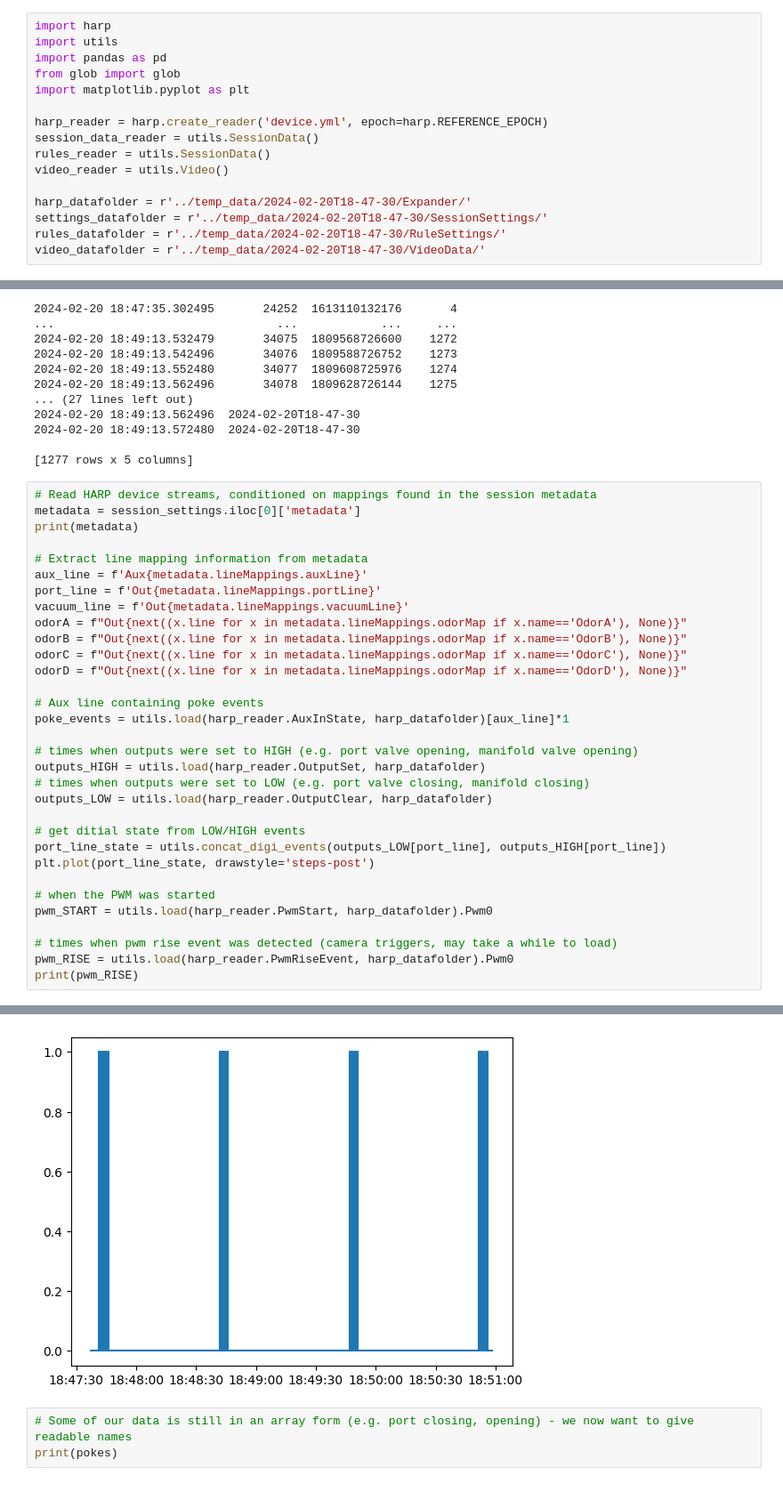
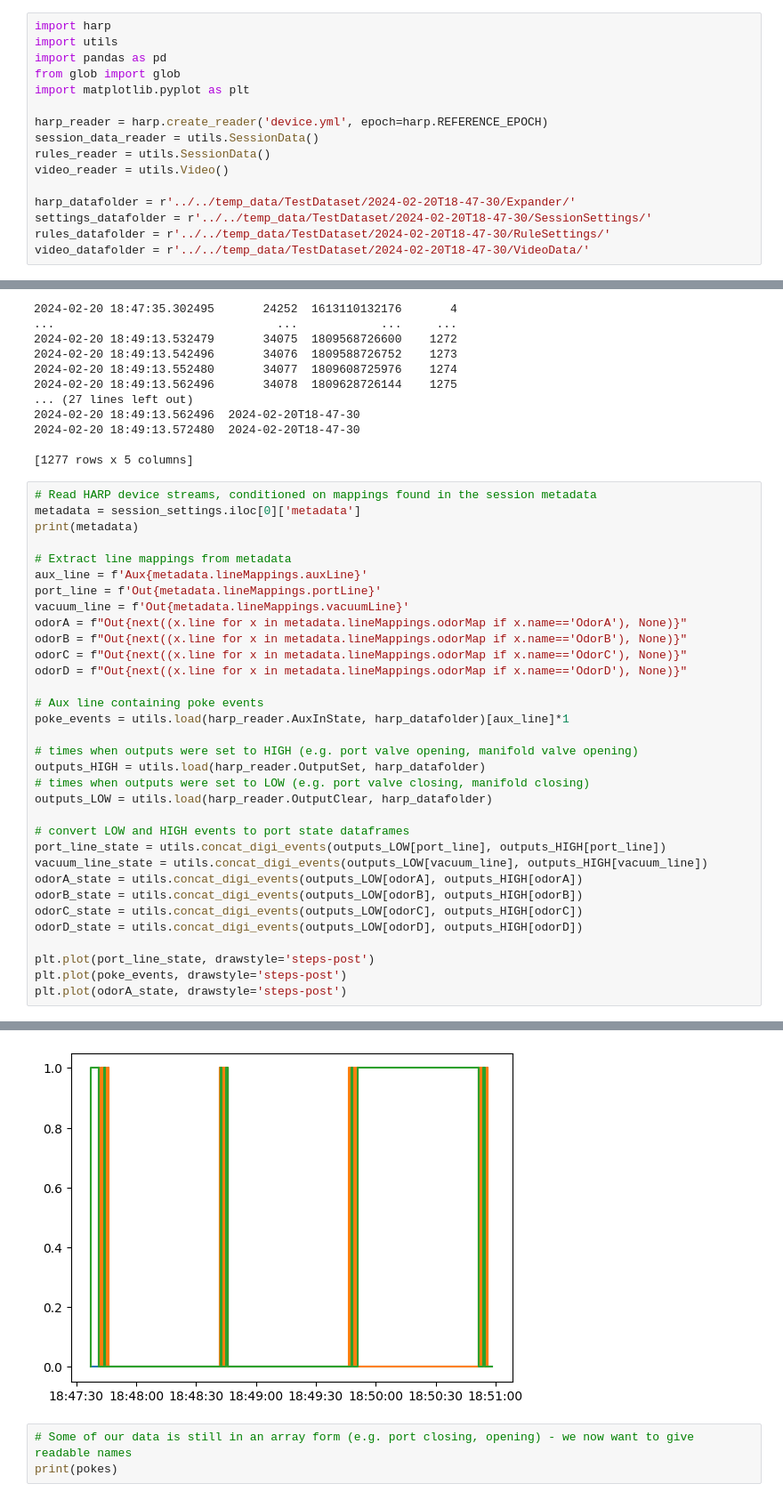
Before and after one commit to goatsofnaxos/Delphi, a Jupyter notebook: analysis/test.ipynb, the cells around one changed output, grey strips where cells are left out. Shown at 89% size. Cells and saved outputs as stored; diff of their text form.

Commit message:
Remaining digital line states

```diff
--- a/analysis/test.ipynb
+++ b/analysis/test.ipynb
@@ -10,10 +10,10 @@ session_data_reader = utils.SessionData()
 rules_reader = utils.SessionData()
 video_reader = utils.Video()
 
-harp_datafolder = r'../temp_data/2024-02-20T18-47-30/Expander/'
-settings_datafolder = r'../temp_data/2024-02-20T18-47-30/SessionSettings/'
-rules_datafolder = r'../temp_data/2024-02-20T18-47-30/RuleSettings/'
-video_datafolder = r'../temp_data/2024-02-20T18-47-30/VideoData/'
+harp_datafolder = r'../../temp_data/TestDataset/2024-02-20T18-47-30/Expander/'
+settings_datafolder = r'../../temp_data/TestDataset/2024-02-20T18-47-30/SessionSettings/'
+rules_datafolder = r'../../temp_data/TestDataset/2024-02-20T18-47-30/RuleSettings/'
+video_datafolder = r'../../temp_data/TestDataset/2024-02-20T18-47-30/VideoData/'
 # %%
 # read experiment metadata
 session_settings = utils.load_json(session_data_reader, settings_datafolder)
@@ -55,7 +55,7 @@ Time
 metadata = session_settings.iloc[0]['metadata']
 print(metadata)
 
-# Extract line mapping information from metadata
+# Extract line mappings from metadata
 aux_line = f'Aux{metadata.lineMappings.auxLine}'
 port_line = f'Out{metadata.lineMappings.portLine}'
 vacuum_line = f'Out{metadata.lineMappings.vacuumLine}'
@@ -72,15 +72,16 @@ outputs_HIGH = utils.load(harp_reader.OutputSet, harp_datafolder)
 # times when outputs were set to LOW (e.g. port valve closing, manifold closing)
 outputs_LOW = utils.load(harp_reader.OutputClear, harp_datafolder)
 
-# get ditial state from LOW/HIGH events
+# convert LOW and HIGH events to port state dataframes
 port_line_state = utils.concat_digi_events(outputs_LOW[port_line], outputs_HIGH[port_line])
+vacuum_line_state = utils.concat_digi_events(outputs_LOW[vacuum_line], outputs_HIGH[vacuum_line])
+odorA_state = utils.concat_digi_events(outputs_LOW[odorA], outputs_HIGH[odorA])
+odorB_state = utils.concat_digi_events(outputs_LOW[odorB], outputs_HIGH[odorB])
+odorC_state = utils.concat_digi_events(outputs_LOW[odorC], outputs_HIGH[odorC])
+odorD_state = utils.concat_digi_events(outputs_LOW[odorD], outputs_HIGH[odorD])
+
 plt.plot(port_line_state, drawstyle='steps-post')
-
-# when the PWM was started
-pwm_START = utils.load(harp_reader.PwmStart, harp_datafolder).Pwm0
-
-# times when pwm rise event was detected (camera triggers, may take a while to load)
-pwm_RISE = utils.load(harp_reader.PwmRiseEvent, harp_datafolder).Pwm0
-print(pwm_RISE)
+plt.plot(poke_events, drawstyle='steps-post')
+plt.plot(odorA_state, drawstyle='steps-post')
 # %% [output]
 DotMap(lineMappings=DotMap(odorMap=[DotMap(name='OdorA', line=6), DotMap(name='OdorB', line=7), DotMap(name='OdorC', line=8), DotMap(name='OdorD', line=9)], portLine=0, vacuumLine=2, auxLine=0), metad ...
@@ -100,4 +89,4 @@ Name: Pwm0, Length: 20702, dtype: bool
-[figure, old version]
+[figure, new version]
 # %%
 # Some of our data is still in an array form (e.g. port closing, opening) - we now want to give readable names
 print(pokes)
```
Also changed, not shown: parts of 1 cell of this notebook.
